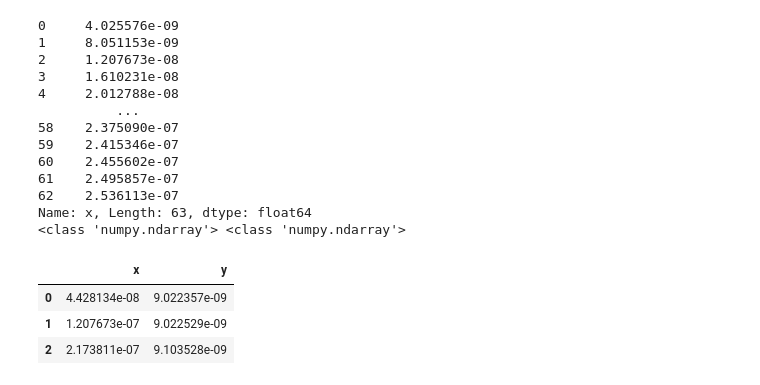
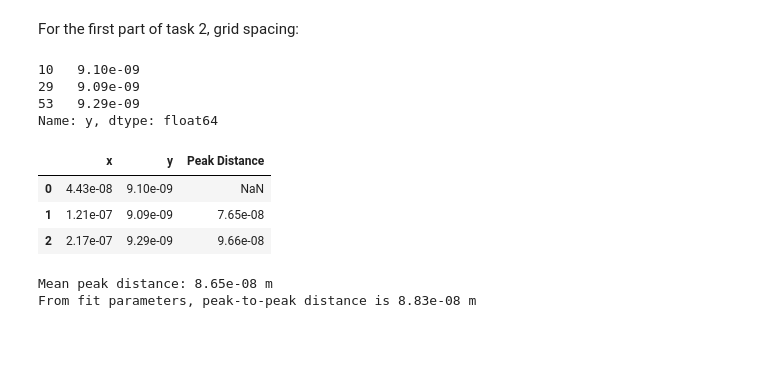
Before and after one commit to kearb-stomp/AdvLabs, a Jupyter notebook: Lab 5/Task 2.ipynb, the cells around one changed output. Cells and saved outputs as stored; diff of their text form; code cells hidden in the pictures; blank space fills up the shorter version.

```diff
--- a/Lab 5/Task 2.ipynb
+++ b/Lab 5/Task 2.ipynb
@@ -33,37 +20,36 @@ a = 1.9909e-9
 b = 88.288e-9
 c = -0.9342
 d = 7.4257e-9
-# %%
-print(data['x'])
-print(type(smoothed_y), type(y))
-# %% [output]
-0     4.025576e-09
-1     8.051153e-09
-2     1.207673e-08
-3     1.610231e-08
-4     2.012788e-08
-          ...
-58    2.375090e-07
-59    2.415346e-07
-60    2.455602e-07
-61    2.495857e-07
-62    2.536113e-07
-Name: x, Length: 63, dtype: float64
-<class 'numpy.ndarray'> <class 'numpy.ndarray'>
+# %% [markdown]
+For the first part of task 2, grid spacing:
 # %%
 # Find peaks with the find_peaks function from scipy.signal
-x, y = data['x'], smoothed_y
+x, y = data['x'], data['y']
 threshold = 7e-9
-peaks_idx, props = find_peaks(smoothed_y, height=threshold, distance=15)
+peaks_idx, props = find_peaks(y, height=threshold, distance=15)
 
 # Extract corresponding x and y values
 peaks_x = x.iloc[peaks_idx]
 peaks_y = y[peaks_idx]
+print(peaks_y)
 peaks = pd.DataFrame({'x': peaks_x, 'y': peaks_y})
 peaks = peaks.reset_index(drop=True)
+
+peaks['Peak Distance'] = peaks['x'].diff()
+
+pd.options.display.float_format= '{:.2e}'.format
 display(peaks)
+mean_peak_dist = peaks['Peak Distance'].mean()
+print(f'Mean peak distance: {mean_peak_dist:.2e} m')
+print(f'From fit parameters, peak-to-peak distance is {b:.2e} m')
 # %% [output]
+10   9.10e-09
+29   9.09e-09
+53   9.29e-09
+Name: y, dtype: float64
-|  | x | y |
-| 0 | 4.428134e-08 | 9.022357e-09 |
-| 1 | 1.207673e-07 | 9.022529e-09 |
-| 2 | 2.173811e-07 | 9.103528e-09 |
+|  | x | y | Peak Distance |
+| 0 | 4.43e-08 | 9.10e-09 | NaN |
+| 1 | 1.21e-07 | 9.09e-09 | 7.65e-08 |
+| 2 | 2.17e-07 | 9.29e-09 | 9.66e-08 |
+Mean peak distance: 8.65e-08 m
+From fit parameters, peak-to-peak distance is 8.83e-08 m
```
Also changed, not shown: parts of 15 cells of this notebook.
